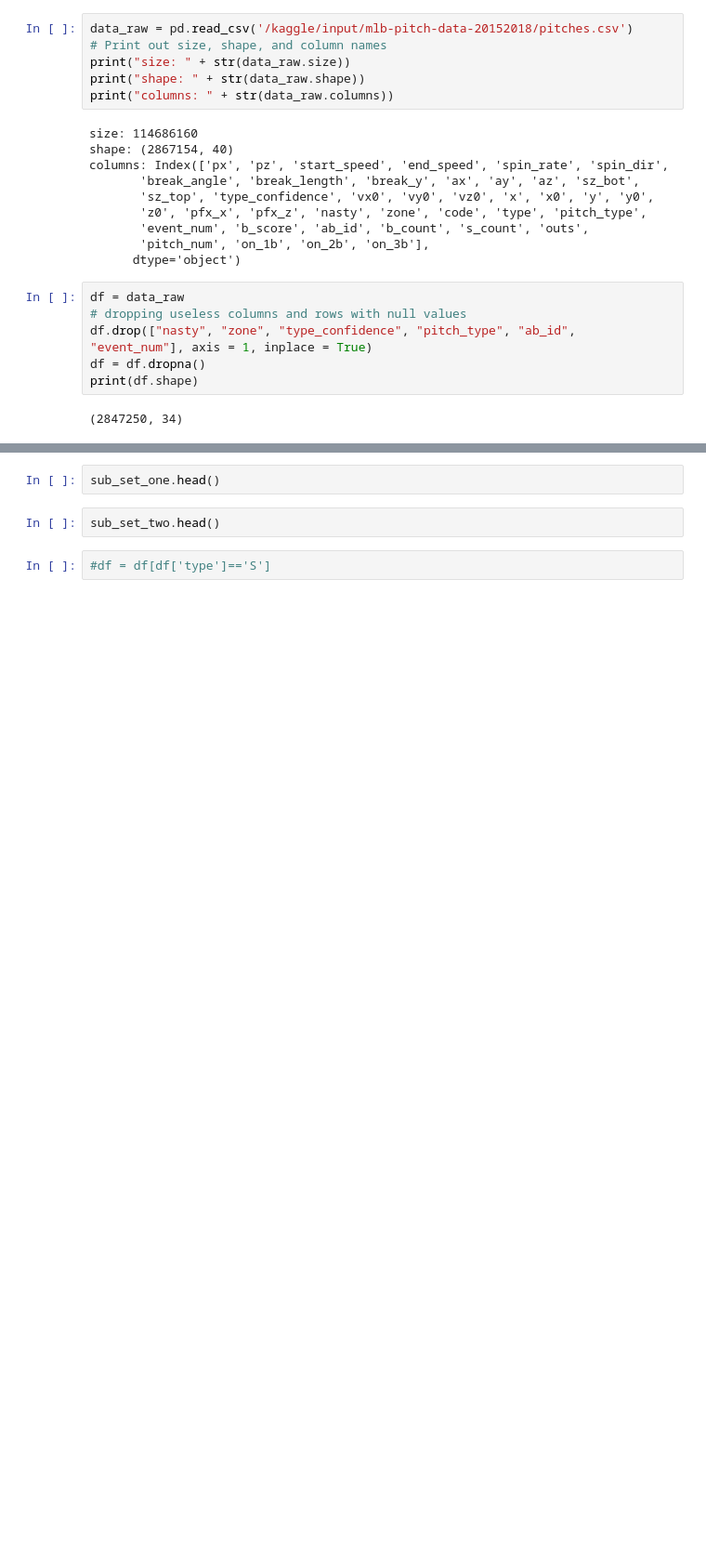
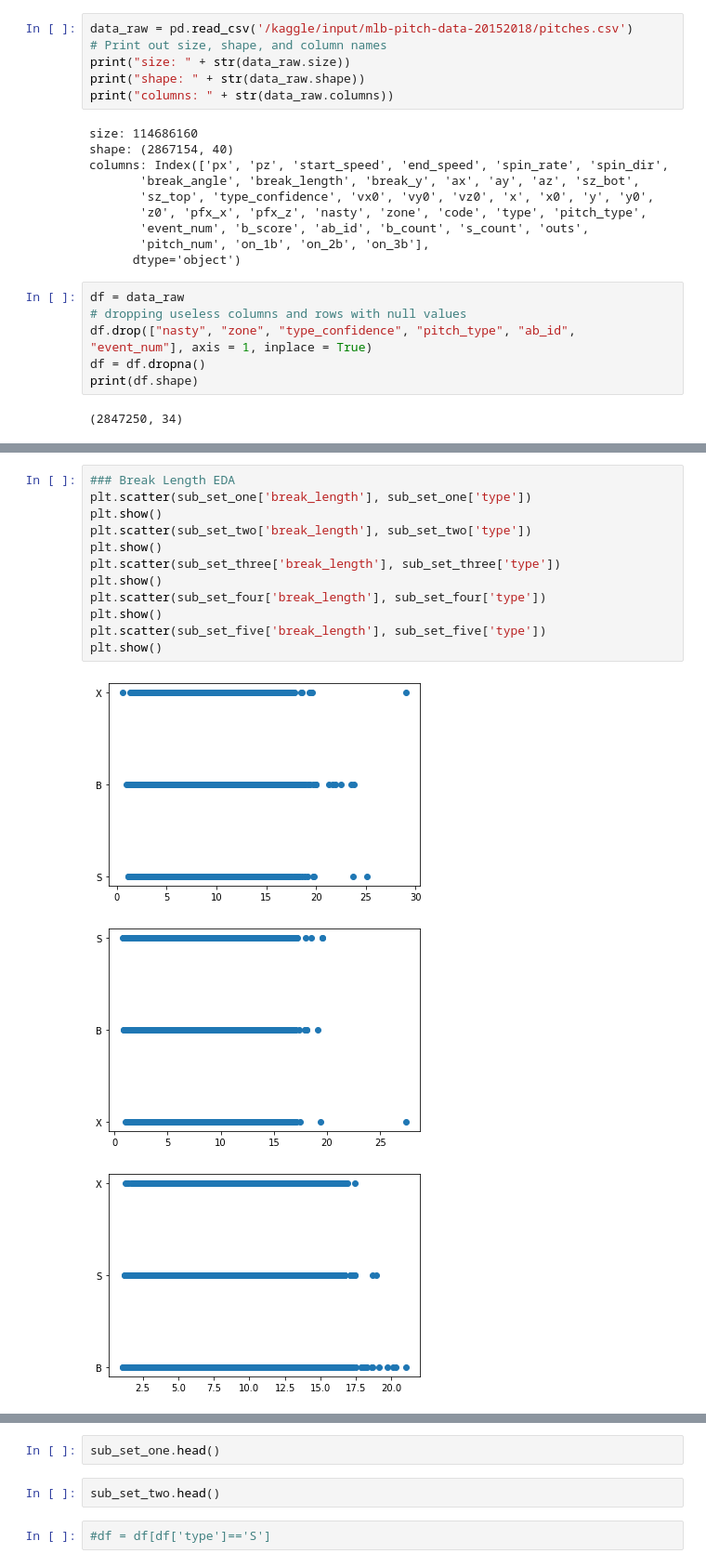
Before and after one commit to anaconda121/Whiff-Rate, a Jupyter notebook: EDA/tanish-design-project.ipynb, the cells around one changed output, grey strips where cells are left out. Shown at 93% size. Drawn from its saved outputs; the diff is of its cells as text; blank space fills up the shorter version.

```diff
--- a/EDA/tanish-design-project.ipynb
+++ b/EDA/tanish-design-project.ipynb
@@ -81,0 +109,16 @@ Things that I have learned from EDA:
+# %%
+### Break Length EDA
+plt.scatter(sub_set_one['break_length'], sub_set_one['type'])
+plt.show()
+plt.scatter(sub_set_two['break_length'], sub_set_two['type'])
+plt.show()
+plt.scatter(sub_set_three['break_length'], sub_set_three['type'])
+plt.show()
+plt.scatter(sub_set_four['break_length'], sub_set_four['type'])
+plt.show()
+plt.scatter(sub_set_five['break_length'], sub_set_five['type'])
+plt.show()
+# %% [output]
+[figure, added]
+[figure, added]
+[figure, added]
```
Also changed, not shown: parts of 15 cells of this notebook.
